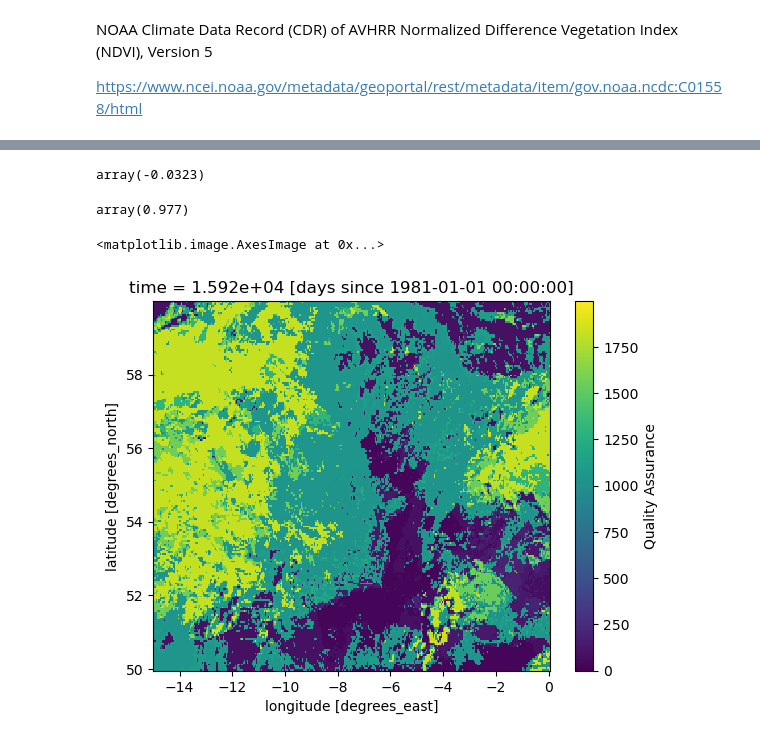
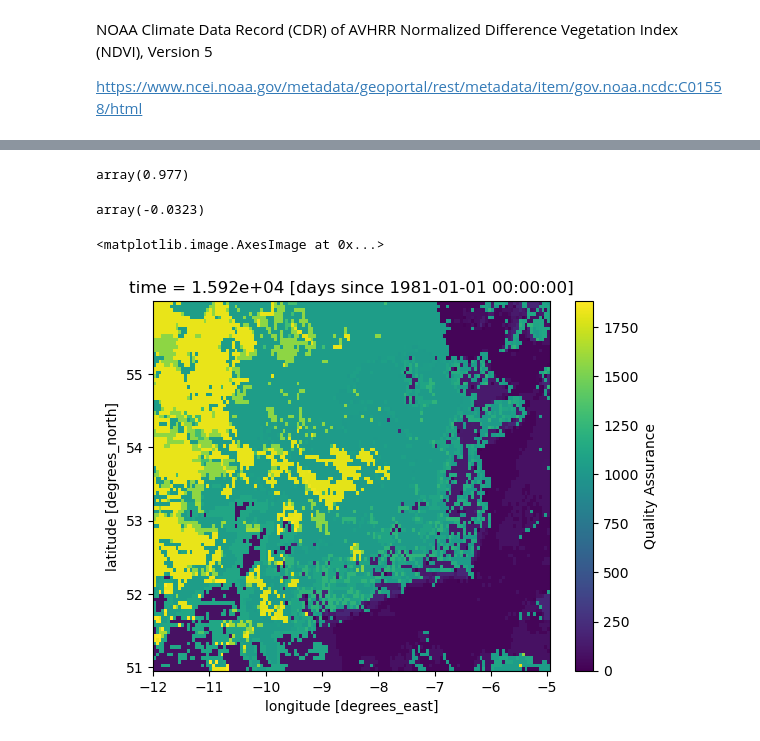
Before and after one commit to conorsy/conorsy, a Jupyter notebook: CODE/qwe.ipynb, the cells around one changed output, grey strips where cells are left out. Cells and saved outputs as stored; diff of their text form; code cells hidden in the pictures.

```diff
--- a/CODE/qwe.ipynb
+++ b/CODE/qwe.ipynb
@@ -7,4 +7,5 @@ NOAA Climate Data Record (CDR) of AVHRR Normalized Difference Vegetation Index (
 
 https://www.ncei.noaa.gov/metadata/geoportal/rest/metadata/item/gov.noaa.ncdc:C01558/html
 # %%
-NDVI = xr.open_dataset("../DATA/2024_VIIRS-Land_v001_JP113C1_NOAA-20_20240801_c20240803143011.nc", decode_times=False)
+NDVI_BIG = xr.open_dataset("../DATA/BIG.nc", decode_times=False)
+NDVI_SUBSET = xr.open_dataset("../DATA/SUBSET.nc", decode_times=False)
@@ -36 +22,5 @@ NDVI['NDVI'].isel(time=0).plot.imshow(cmap='viridis')
+# %%
+NDVI_SUBSET['NDVI'].isel(time=0).max().values
+# %% [output]
+array(0.977)
 # %%
@@ -38,11 +28,7 @@ NDVI['NDVI'][0,:].min().values
 # %% [output]
 array(-0.0323)
-# %%
-NDVI['NDVI'][0,:].max().values
-# %% [output]
-array(0.977)
 # %%
-NDVI['QA'].isel(time=0).plot.imshow(cmap='viridis')
+NDVI_SUBSET['QA'].isel(time=0).plot.imshow(cmap='viridis')
 # %% [output]
 <matplotlib.image.AxesImage at 0x...>
-[figure, old version]
+[figure, new version]
```
Also changed, not shown: parts of 4 cells of this notebook, 3 other files.
